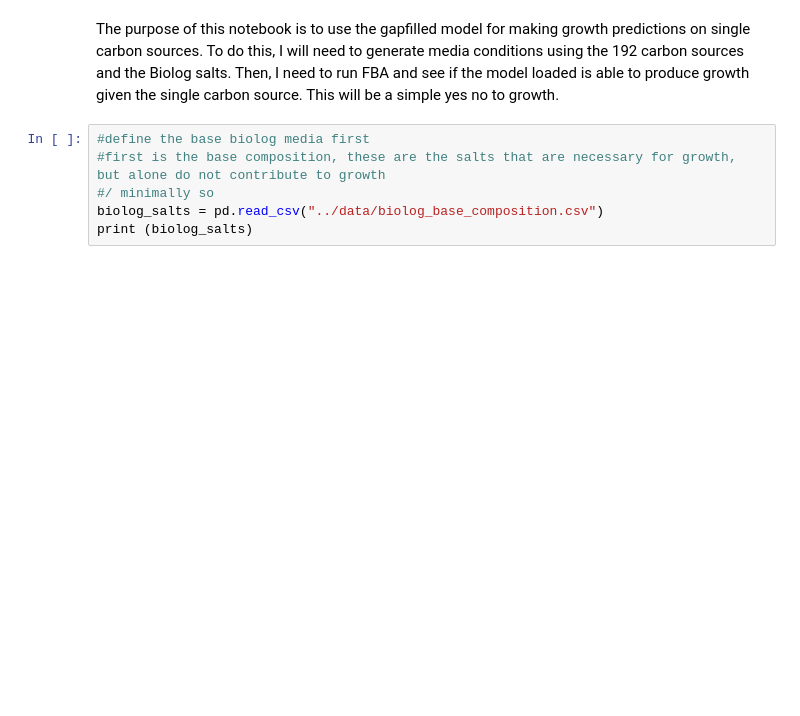
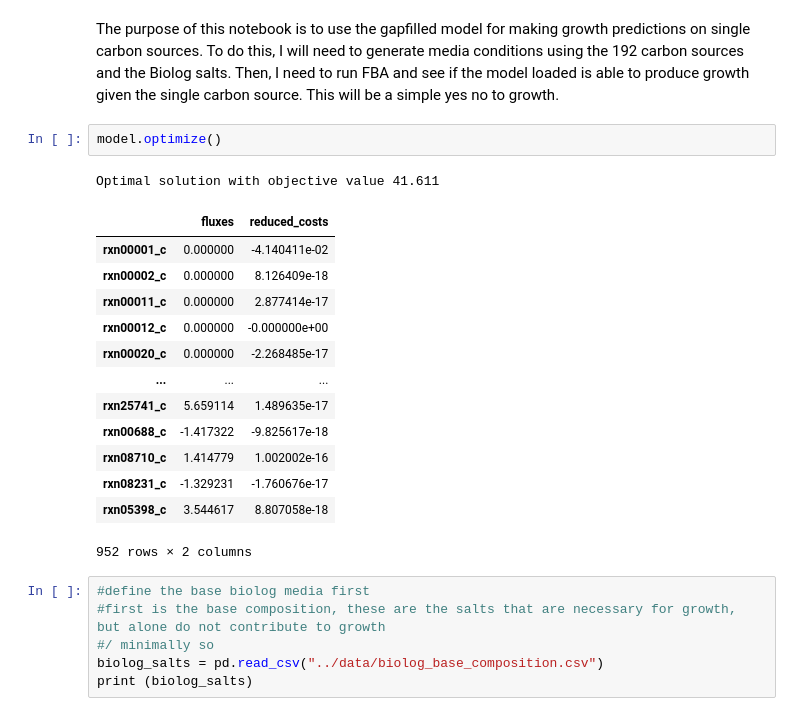
Before and after one commit to gregmedlock/psy_recon, a Jupyter notebook: bin/carbon_predictions.ipynb, the cells around one changed output. Cells and saved outputs as stored; diff of their text form; blank space fills up the shorter version.

```diff
--- a/bin/carbon_predictions.ipynb
+++ b/bin/carbon_predictions.ipynb
@@ -5,6 +5,23 @@ import pandas as pd
 model = cobra.io.read_sbml_model("../results/reconstructions/gapfilled_pto.xml")
 # %% [markdown]
 The purpose of this notebook is to use the gapfilled model for making growth predictions on single carbon sources. To do this, I will need to generate media conditions using the 192 carbon sources and the Biolog salts. Then, I need to run FBA and see if the model loaded is able to produce growth given the single carbon source. This will be a simple yes no to growth.
+# %%
+model.optimize()
+# %% [output]
+Optimal solution with objective value 41.611
+|  | fluxes | reduced_costs |
+| rxn00001_c | 0.000000 | -4.140411e-02 |
+| rxn00002_c | 0.000000 | 8.126409e-18 |
+| rxn00011_c | 0.000000 | 2.877414e-17 |
+| rxn00012_c | 0.000000 | -0.000000e+00 |
+| rxn00020_c | 0.000000 | -2.268485e-17 |
+| ... | ... | ... |
+| rxn25741_c | 5.659114 | 1.489635e-17 |
+| rxn00688_c | -1.417322 | -9.825617e-18 |
+| rxn08710_c | 1.414779 | 1.002002e-16 |
+| rxn08231_c | -1.329231 | -1.760676e-17 |
+| rxn05398_c | 3.544617 | 8.807058e-18 |
+952 rows × 2 columns
 # %%
 #define the base biolog media first
 #first is the base composition, these are the salts that are necessary for growth, but alone do not contribute to growth
```
Also changed, not shown: parts of 2 cells of this notebook.
